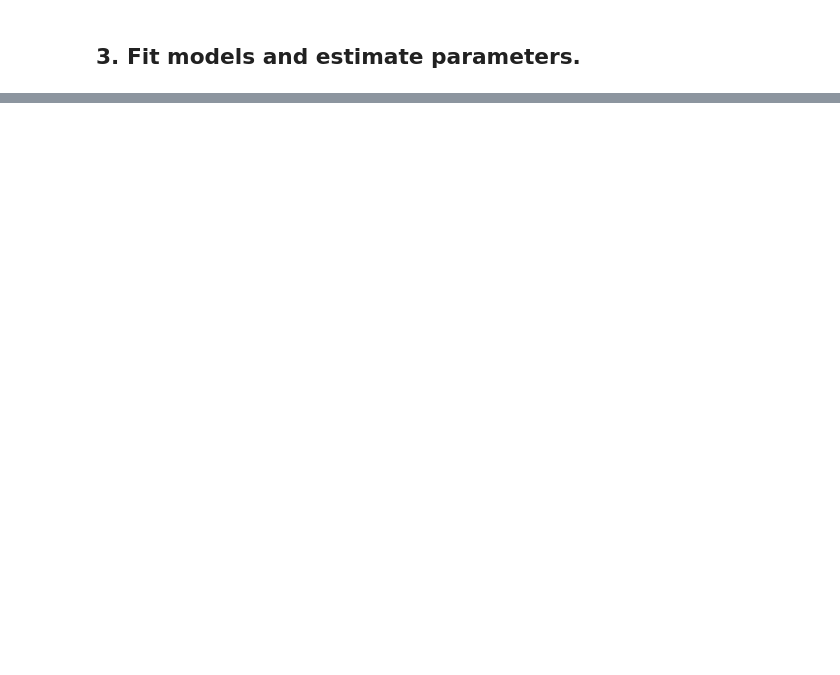
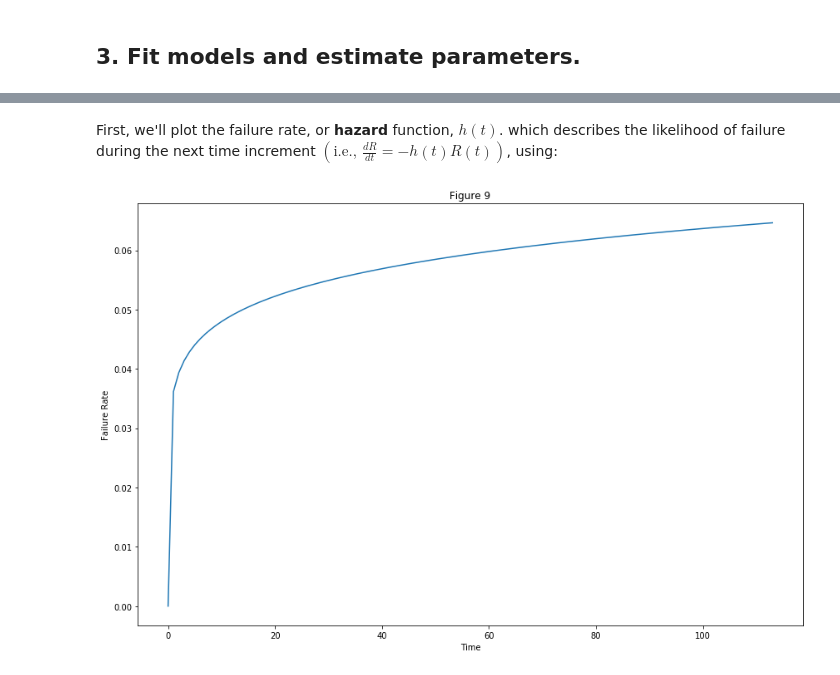
Before and after one commit to uwasystemhealth/weibull-python, a Jupyter notebook: weibull-python.ipynb, the cells around one changed output, grey strips where cells are left out. Drawn from its saved outputs; the diff is of its cells as text; code cells hidden in the pictures; blank space fills up the shorter version.

```diff
--- a/weibull-python.ipynb
+++ b/weibull-python.ipynb
@@ -278,0 +279,4 @@ plt.show()
+# %%
+wbplot = rb.Fitters.Fit_Weibull_2P(failures=failures_time, right_censored=right_censored_time)
+plt.title("Figure 8")
+plt.show()
@@ -278,0 +308,12 @@ plt.show()
+# %% [markdown]
+First, we'll plot the failure rate, or __hazard__ function, $h(t)$.  which describes the likelihood of failure during the next time increment $(\text{i.e., } \frac{dR}{dt}=-h(t)R(t))$, using:
+# %%
+xvals = np.arange(0, max(failures_time))
+
+rb.Distributions.Weibull_Distribution(alpha=wbplot.alpha, beta=wbplot.beta).HF(xvals=xvals)
+plt.title("Figure 9")
+plt.xlabel("Time")
+plt.ylabel("Failure Rate")
+plt.show()
+# %% [output]
+[figure, added]
```
Also changed, not shown: parts of 33 cells of this notebook.
